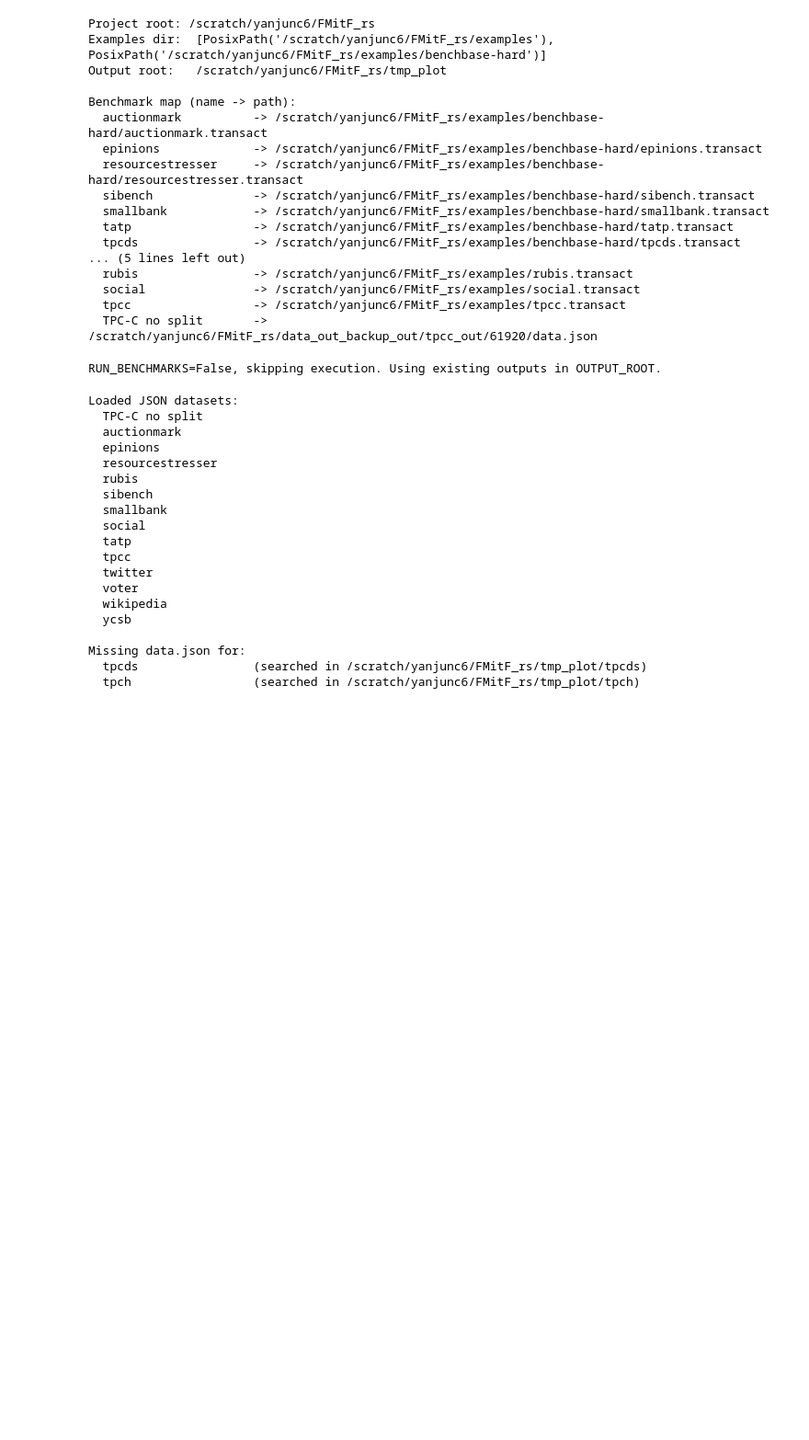
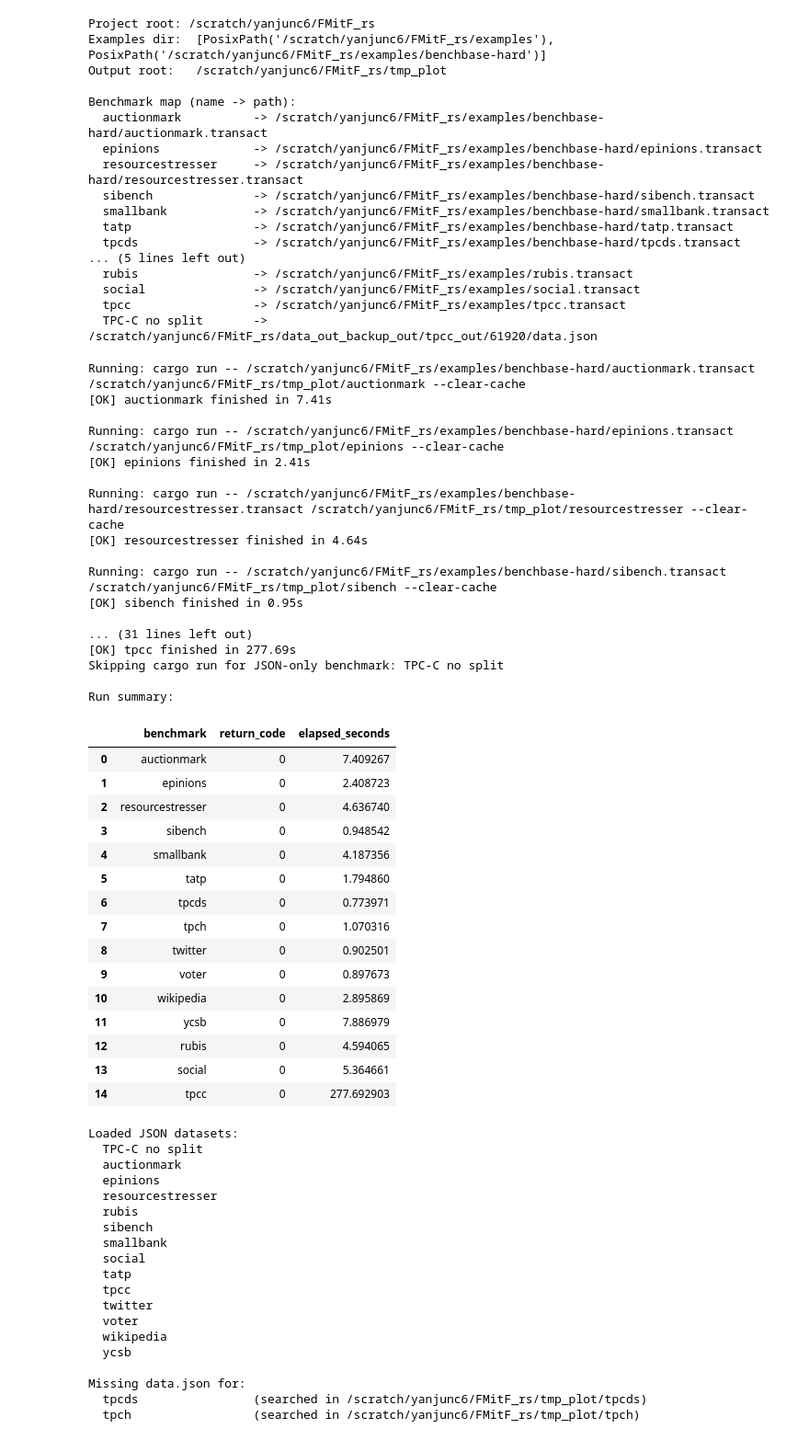
Before and after one commit to yanjunc6/FMitF_rs, a Jupyter notebook: benchmark_pipeline.ipynb, the cells around one changed output. Shown at 92% size. Cells and saved outputs as stored; diff of their text form; code cells hidden in the pictures; blank space fills up the shorter version.

```diff
--- a/benchmark_pipeline.ipynb
+++ b/benchmark_pipeline.ipynb
@@ -63,7 +63,7 @@ Benchmark map (name -> path):
   TPC-C no split       -> /scratch/yanjunc6/FMitF_rs/data_out_backup_out/tpcc_out/61920/data.json
 # %%
 # Set to True to execute benchmarks; set to False to reuse already generated outputs
-RUN_BENCHMARKS = False
+RUN_BENCHMARKS = True
 
 OUTPUT_ROOT.mkdir(parents=True, exist_ok=True)
 run_results = []
@@ -75,34 +75,66 @@ if RUN_BENCHMARKS:
             print(f"Skipping cargo run for JSON-only benchmark: {bench_name}")
             continue
 
         bench_output_dir = OUTPUT_ROOT / bench_name
         bench_output_dir.mkdir(parents=True, exist_ok=True)
 
         cmd = ['cargo', 'run', '--', bench_path, str(bench_output_dir), "--clear-cache"]
         print('\nRunning:', ' '.join(cmd))
 
         start = time.time()
         completed = subprocess.run(cmd, cwd=PROJECT_ROOT, capture_output=True, text=True)
         elapsed = time.time() - start
 
         run_results.append({
             'benchmark': bench_name,
             'return_code': completed.returncode,
             'elapsed_seconds': elapsed,
             'stdout_tail': '\n'.join(completed.stdout.splitlines()[-8:]),
             'stderr_tail': '\n'.join(completed.stderr.splitlines()[-8:]),
         })
 
         status = 'OK' if completed.returncode == 0 else 'FAIL'
         print(f'[{status}] {bench_name} finished in {elapsed:.2f}s')
 
     run_df = pd.DataFrame(run_results)
     print('\nRun summary:')
     display(run_df[['benchmark', 'return_code', 'elapsed_seconds']])
 else:
     print('RUN_BENCHMARKS=False, skipping execution. Using existing outputs in OUTPUT_ROOT.')
 # %% [output]
-RUN_BENCHMARKS=False, skipping execution. Using existing outputs in OUTPUT_ROOT.
+Running: cargo run -- /scratch/yanjunc6/FMitF_rs/examples/benchbase-hard/auctionmark.transact /scratch/yanjunc6/FMitF_rs/tmp_plot/auctionmark --clear-cache
+[OK] auctionmark finished in 7.41s
+
+Running: cargo run -- /scratch/yanjunc6/FMitF_rs/examples/benchbase-hard/epinions.transact /scratch/yanjunc6/FMitF_rs/tmp_plot/epinions --clear-cache
+[OK] epinions finished in 2.41s
+
+Running: cargo run -- /scratch/yanjunc6/FMitF_rs/examples/benchbase-hard/resourcestresser.transact /scratch/yanjunc6/FMitF_rs/tmp_plot/resourcestresser --clear-cache
+[OK] resourcestresser finished in 4.64s
+
+Running: cargo run -- /scratch/yanjunc6/FMitF_rs/examples/benchbase-hard/sibench.transact /scratch/yanjunc6/FMitF_rs/tmp_plot/sibench --clear-cache
+[OK] sibench finished in 0.95s
+
+... (31 lines left out)
+[OK] tpcc finished in 277.69s
+Skipping cargo run for JSON-only benchmark: TPC-C no split
+
+Run summary:
+|  | benchmark | return_code | elapsed_seconds |
+| 0 | auctionmark | 0 | 7.409267 |
+| 1 | epinions | 0 | 2.408723 |
+| 2 | resourcestresser | 0 | 4.636740 |
+| 3 | sibench | 0 | 0.948542 |
+| 4 | smallbank | 0 | 4.187356 |
+| 5 | tatp | 0 | 1.794860 |
+| 6 | tpcds | 0 | 0.773971 |
+| 7 | tpch | 0 | 1.070316 |
+| 8 | twitter | 0 | 0.902501 |
+| 9 | voter | 0 | 0.897673 |
+| 10 | wikipedia | 0 | 2.895869 |
+| 11 | ycsb | 0 | 7.886979 |
+| 12 | rubis | 0 | 4.594065 |
+| 13 | social | 0 | 5.364661 |
+| 14 | tpcc | 0 | 277.692903 |
 # %%
 def find_data_json(benchmark_output_dir: Path):
     """Find data.json directly or recursively under a benchmark output folder."""
```
Also changed, not shown: parts of 2 cells of this notebook, 2 other files.
